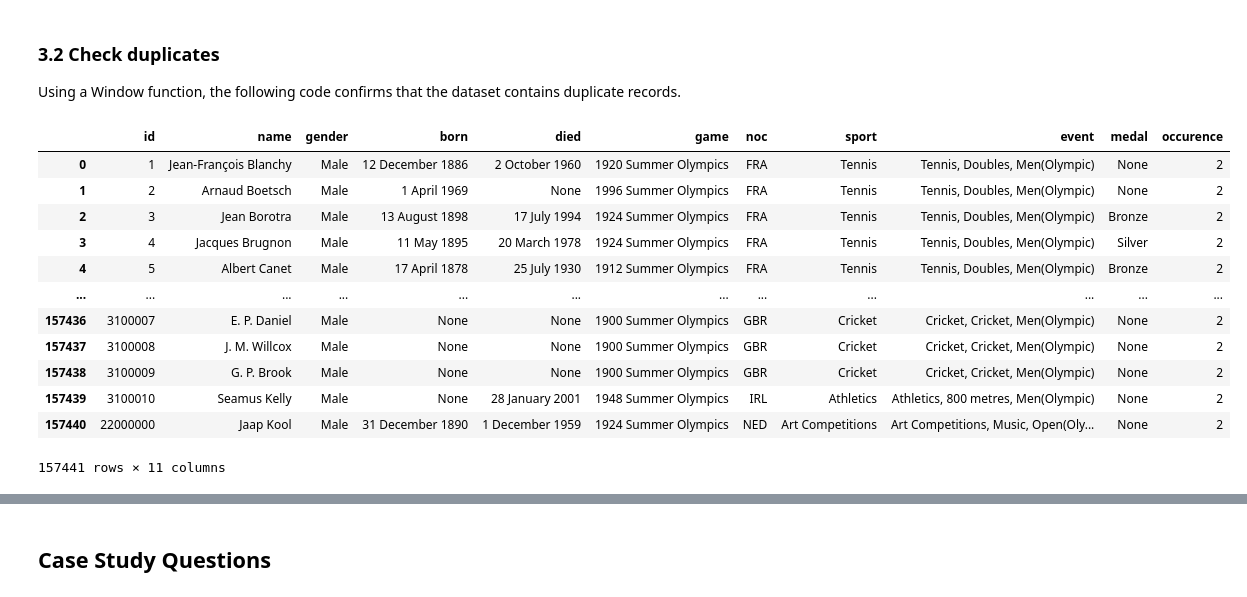
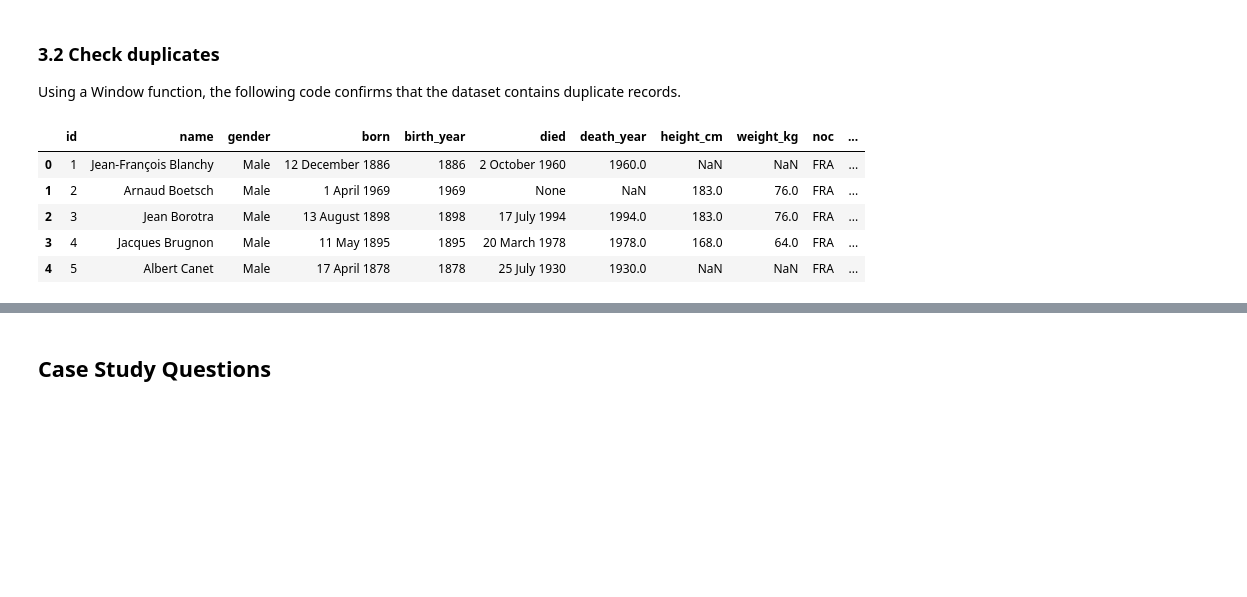
Before and after one commit to chanronnie/Olympics, a Jupyter notebook: analysis/olympics_analysis.ipynb, the cells around one changed output, grey strips where cells are left out. Cells and saved outputs as stored; diff of their text form; code cells hidden in the pictures; blank space fills up the shorter version.

```diff
--- a/analysis/olympics_analysis.ipynb
+++ b/analysis/olympics_analysis.ipynb
@@ -203,27 +209,21 @@ Using a Window function, the following code confirms that the dataset contains d
 # %%
 pd.read_sql("""
 WITH count_occurences_cte AS
 (
     SELECT
-        id, name, gender, born, died, game, noc, sport, event, medal,
-        ROW_NUMBER() OVER (PARTITION BY id, name, gender, born, died, game, noc, sport, event, medal) AS occurence
-    FROM olympics.olympic_history_cleaned
+        h.*,
+        ROW_NUMBER() OVER (PARTITION BY h.* ORDER BY id) AS occurence
+    FROM olympics.olympic_history_cleaned h
 )
 SELECT *
 FROM count_occurences_cte
 WHERE occurence > 1
+LIMIT 5
 """, conn)
 # %% [output]
-|  | id | name | gender | born | died | game | noc | sport | event | medal | occurence |
-| 0 | 1 | Jean-François Blanchy | Male | 12 December 1886 | 2 October 1960 | 1920 Summer Olympics | FRA | Tennis | Tennis, Doubles, Men(Olympic) | None | 2 |
-| 1 | 2 | Arnaud Boetsch | Male | 1 April 1969 | None | 1996 Summer Olympics | FRA | Tennis | Tennis, Doubles, Men(Olympic) | None | 2 |
-| 2 | 3 | Jean Borotra | Male | 13 August 1898 | 17 July 1994 | 1924 Summer Olympics | FRA | Tennis | Tennis, Doubles, Men(Olympic) | Bronze | 2 |
-| 3 | 4 | Jacques Brugnon | Male | 11 May 1895 | 20 March 1978 | 1924 Summer Olympics | FRA | Tennis | Tennis, Doubles, Men(Olympic) | Silver | 2 |
-| 4 | 5 | Albert Canet | Male | 17 April 1878 | 25 July 1930 | 1912 Summer Olympics | FRA | Tennis | Tennis, Doubles, Men(Olympic) | Bronze | 2 |
-| ... | ... | ... | ... | ... | ... | ... | ... | ... | ... | ... | ... |
-| 157436 | 3100007 | E. P. Daniel | Male | None | None | 1900 Summer Olympics | GBR | Cricket | Cricket, Cricket, Men(Olympic) | None | 2 |
-| 157437 | 3100008 | J. M. Willcox | Male | None | None | 1900 Summer Olympics | GBR | Cricket | Cricket, Cricket, Men(Olympic) | None | 2 |
-| 157438 | 3100009 | G. P. Brook | Male | None | None | 1900 Summer Olympics | GBR | Cricket | Cricket, Cricket, Men(Olympic) | None | 2 |
-| 157439 | 3100010 | Seamus Kelly | Male | None | 28 January 2001 | 1948 Summer Olympics | IRL | Athletics | Athletics, 800 metres, Men(Olympic) | None | 2 |
-| 157440 | 22000000 | Jaap Kool | Male | 31 December 1890 | 1 December 1959 | 1924 Summer Olympics | NED | Art Competitions | Art Competitions, Music, Open(Oly... | None | 2 |
+|  | id | name | gender | born | birth_year | died | death_year | height_cm | weight_kg | noc | ... |
+| 0 | 1 | Jean-François Blanchy | Male | 12 December 1886 | 1886 | 2 October 1960 | 1960.0 | NaN | NaN | FRA | ... |
+| 1 | 2 | Arnaud Boetsch | Male | 1 April 1969 | 1969 | None | NaN | 183.0 | 76.0 | FRA | ... |
+| 2 | 3 | Jean Borotra | Male | 13 August 1898 | 1898 | 17 July 1994 | 1994.0 | 183.0 | 76.0 | FRA | ... |
+| 3 | 4 | Jacques Brugnon | Male | 11 May 1895 | 1895 | 20 March 1978 | 1978.0 | 168.0 | 64.0 | FRA | ... |
+| 4 | 5 | Albert Canet | Male | 17 April 1878 | 1878 | 25 July 1930 | 1930.0 | NaN | NaN | FRA | ... |
-157441 rows × 11 columns
```
Also changed, not shown: parts of 28 cells of this notebook.
